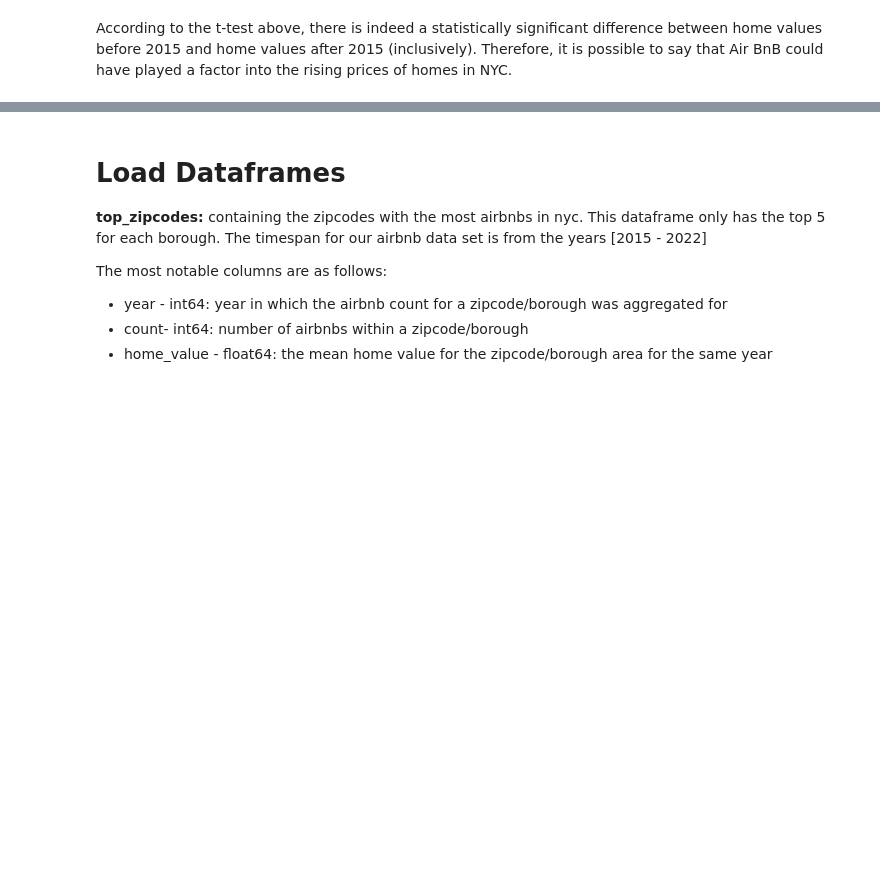
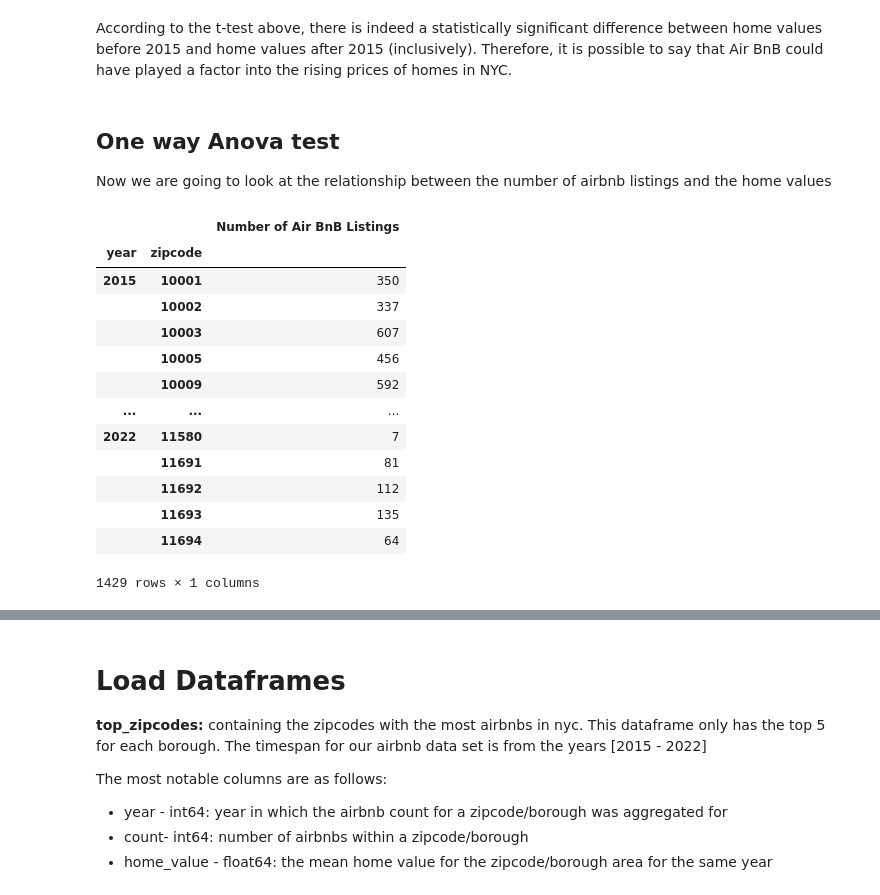
Before and after one commit to hpuma/Airbnb_Rental_Project, a Jupyter notebook: FINAL_EDA_NOTEBOOK.ipynb, the cells around one changed output, grey strips where cells are left out. Saved outputs shown, nothing was run; the diff lists cells and outputs as text; code cells hidden in the pictures; blank space fills up the shorter version.

Commit message:
Added one way and two way anova tests

```diff
--- a/FINAL_EDA_NOTEBOOK.ipynb
+++ b/FINAL_EDA_NOTEBOOK.ipynb
@@ -310,3 +320,7 @@ Is it significant? yes
 | T-test | -28.370324 | 7148.127748 | two-sided | 7.140161e-168 | [-376665.21, -327976.77] | 0.601929 | 2.956e+166 | 1.0 |
 # %% [markdown]
 According to the t-test above, there is indeed a statistically significant difference between home values before 2015 and home values after 2015 (inclusively). Therefore, it is possible to say that Air BnB could have played a factor into the rising prices of homes in NYC.
+# %% [markdown]
+## One way Anova test ##
+
+Now we are going to look at the relationship between the number of airbnb listings and the home values
@@ -312,0 +333,23 @@ According to the t-test above, there is indeed a statistically significant diffe
+# %%
+# get air bnb lists
+air_bnb_df = pd.read_csv('./data/clean/inside_airbnb_clean.gz', low_memory=False)
+air_bnb_df["borough"] =  air_bnb_df["borough"].replace(' ', '_', regex=True)
+air_bnb_df = air_bnb_df.set_index(["year", "zipcode"])
+air_bnb_df = air_bnb_df.sort_index().groupby(level=[0,1]).count().rename(columns = {'id': 'Number of Air BnB Listings'})
+air_bnb_df = air_bnb_df["Number of Air BnB Listings"].to_frame()
+air_bnb_df
+# %% [output]
+|  |  | Number of Air BnB Listings |
+| year | zipcode |  |
+| 2015 | 10001 | 350 |
+|  | 10002 | 337 |
+|  | 10003 | 607 |
+|  | 10005 | 456 |
+|  | 10009 | 592 |
+| ... | ... | ... |
+| 2022 | 11580 | 7 |
+|  | 11691 | 81 |
+|  | 11692 | 112 |
+|  | 11693 | 135 |
+|  | 11694 | 64 |
+1429 rows × 1 columns
```
Also changed, not shown: parts of 7 cells of this notebook, 1 other file.
